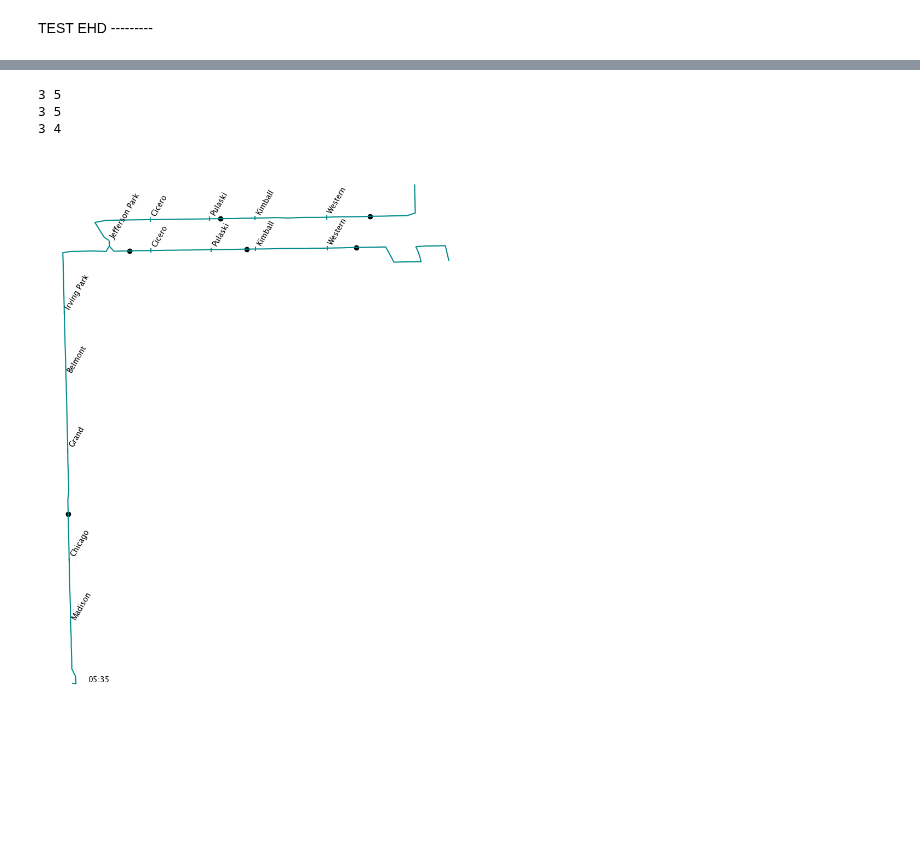
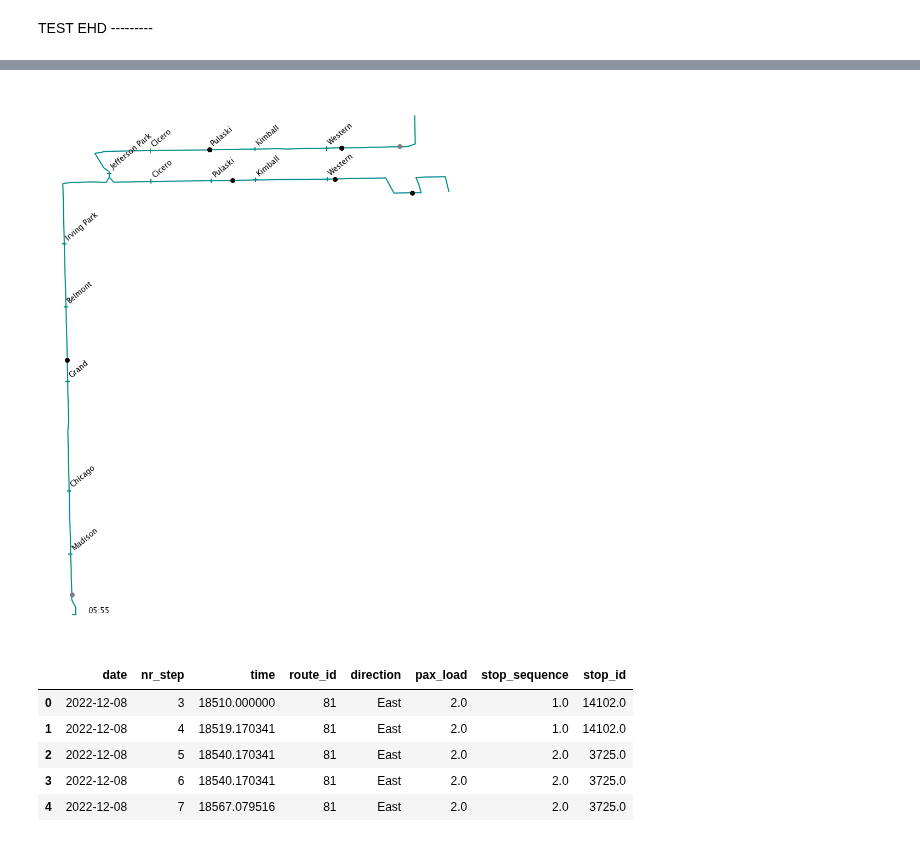
Before and after one commit to joerovar/transit-centric-smart-mobility-system, a Jupyter notebook: src/04_SIMULATION/playground.ipynb, the cells around one changed output, grey strips where cells are left out. Cells and saved outputs as stored; diff of their text form; code cells hidden in the pictures; blank space fills up the shorter version.

```diff
--- a/src/04_SIMULATION/playground.ipynb
+++ b/src/04_SIMULATION/playground.ipynb
@@ -363,10 +298,11 @@ schd = env.routes['81'].schedule.copy()
 schd[(schd['stop_sequence']==1) & (schd['stop_id']==14102)].head(10)
 # %%
 stops = pd.read_csv('data/sim_in/stops.csv', dtype={'route_id':str})
+# %%
+envinfo = env.info_records[-1].copy()
+# %%
+envinfo = envinfo[envinfo['active']==1]
 # %%
-plot_situation(full_info, stops, env.hist_date)
+plot_situation(envinfo, stops, env.hist_date)
 # %% [output]
-3 5
-3 5
-3 4
-[figure, old version]
+[figure, new version]
@@ -372,0 +313,9 @@ plot_situation(full_info, stops, env.hist_date)
+# %%
+dfev.head()
+# %% [output]
+|  | date | nr_step | time | route_id | direction | pax_load | stop_sequence | stop_id |
+| 0 | 2022-12-08 | 3 | 18510.000000 | 81 | East | 2.0 | 1.0 | 14102.0 |
+| 1 | 2022-12-08 | 4 | 18519.170341 | 81 | East | 2.0 | 1.0 | 14102.0 |
+| 2 | 2022-12-08 | 5 | 18540.170341 | 81 | East | 2.0 | 2.0 | 3725.0 |
+| 3 | 2022-12-08 | 6 | 18540.170341 | 81 | East | 2.0 | 2.0 | 3725.0 |
+| 4 | 2022-12-08 | 7 | 18567.079516 | 81 | East | 2.0 | 2.0 | 3725.0 |
```
Also changed, not shown: parts of 15 cells of this notebook, 10 other files.
